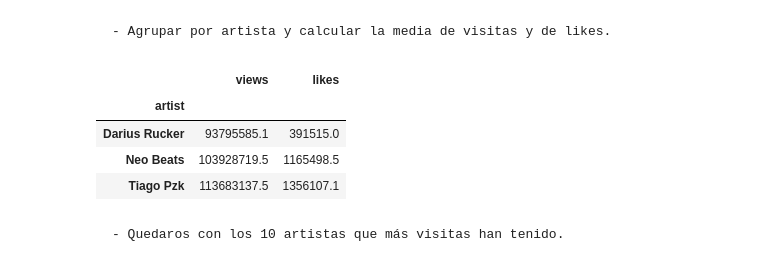
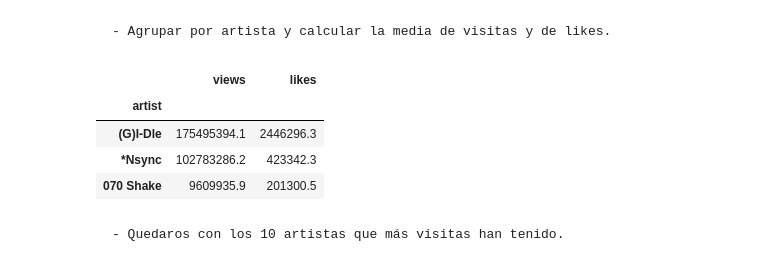
Before and after one commit to PalomaDA/DA-promoD-modulo2-sprint1-PalomaMeson, a Jupyter notebook: pandas/pandas.ipynb, the cells around one changed output. Drawn from its saved outputs; the diff is of its cells as text; code cells hidden in the pictures.

```diff
--- a/pandas/pandas.ipynb
+++ b/pandas/pandas.ipynb
@@ -366,13 +366,13 @@ df_speechiness.sample(4)
     - Agrupar por artista y calcular la media de visitas y de likes.
 # %%
 df_views_likes = df.groupby('artist')[['views', 'likes']].mean()
-df_views_likes.sample(3)
+df_views_likes.head(3)
 # %% [output]
 |  | views | likes |
 | artist |  |  |
-| Darius Rucker | 93795585.1 | 391515.0 |
-| Neo Beats | 103928719.5 | 1165498.5 |
-| Tiago Pzk | 113683137.5 | 1356107.1 |
+| (G)I-Dle | 175495394.1 | 2446296.3 |
+| *Nsync | 102783286.2 | 423342.3 |
+| 070 Shake | 9609935.9 | 201300.5 |
 # %% [markdown]
     - Quedaros con los 10 artistas que más visitas han tenido.
 # %%
```
Also changed, not shown: parts of 22 cells of this notebook.
